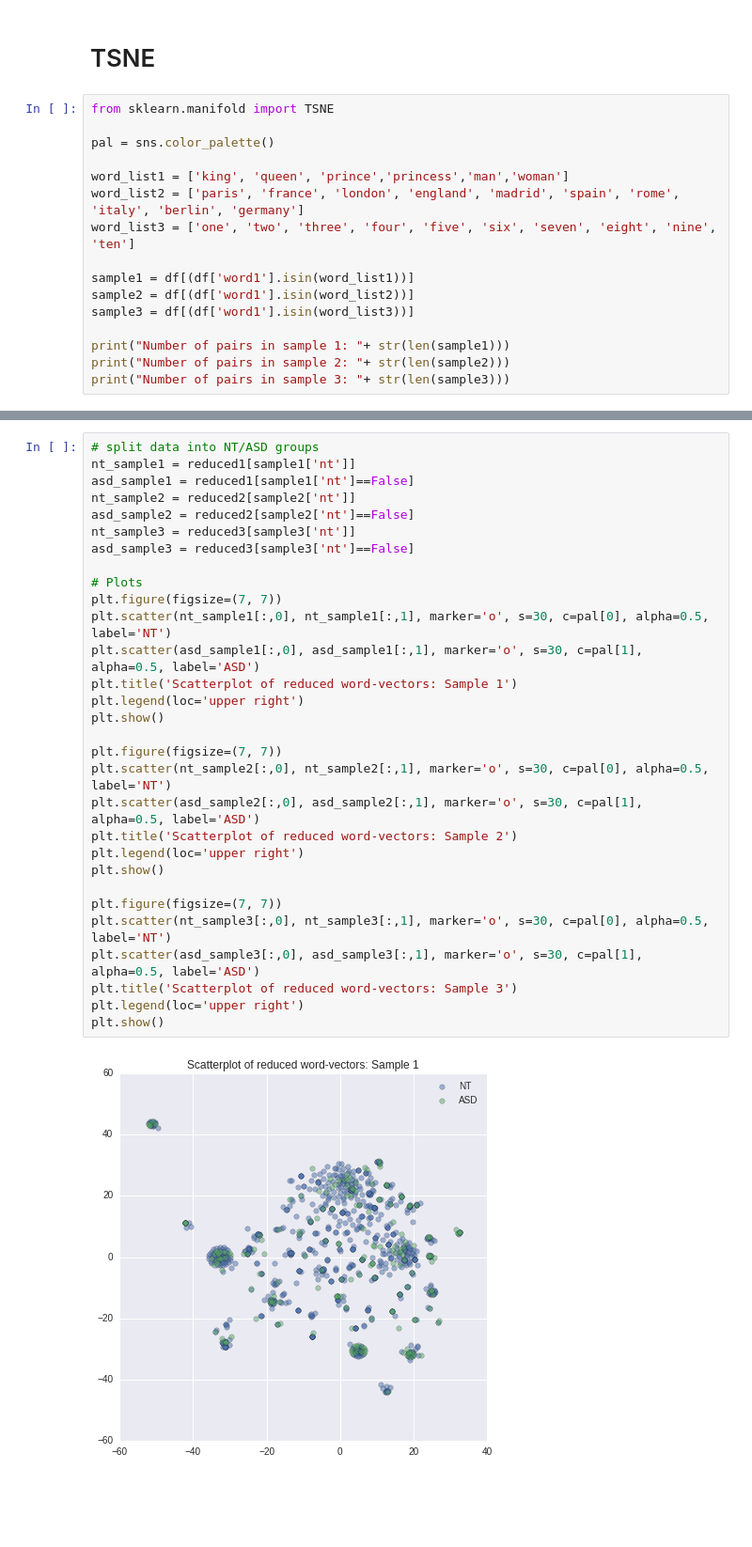
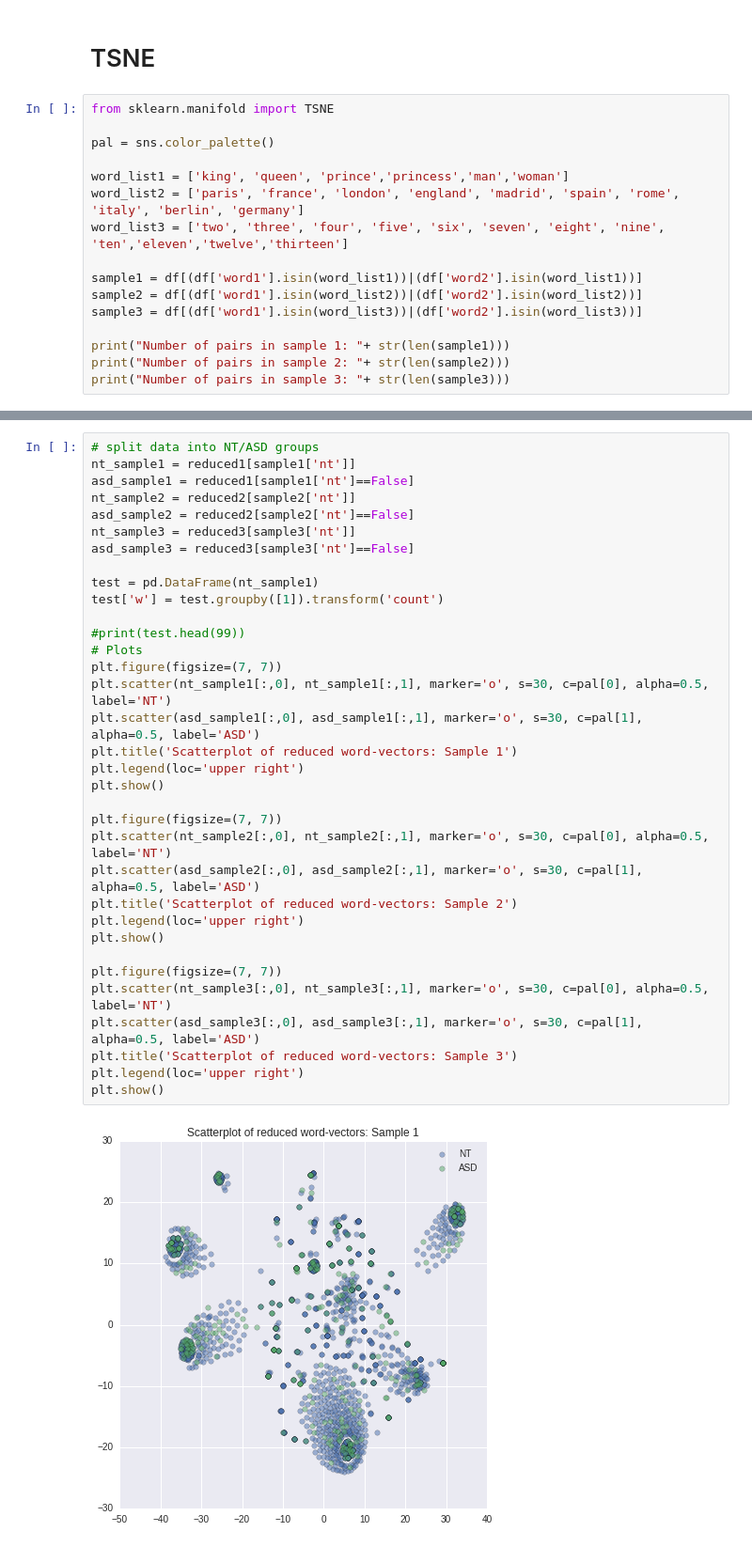
Before and after one commit to louweal/wordgame, a Jupyter notebook: notebooks/Wordgame Word2Vec features.ipynb, the cells around one changed output, grey strips where cells are left out. Shown at 94% size. Cells and saved outputs as stored; diff of their text form; blank space fills up the shorter version.

```diff
--- a/notebooks/Wordgame Word2Vec features.ipynb
+++ b/notebooks/Wordgame Word2Vec features.ipynb
@@ -117,11 +117,11 @@ pal = sns.color_palette()
 
 word_list1 = ['king', 'queen', 'prince','princess','man','woman']
 word_list2 = ['paris', 'france', 'london', 'england', 'madrid', 'spain', 'rome', 'italy', 'berlin', 'germany']
-word_list3 = ['one', 'two', 'three', 'four', 'five', 'six', 'seven', 'eight', 'nine', 'ten']
+word_list3 = ['two', 'three', 'four', 'five', 'six', 'seven', 'eight', 'nine', 'ten','eleven','twelve','thirteen']
 
-sample1 = df[(df['word1'].isin(word_list1))]
-sample2 = df[(df['word1'].isin(word_list2))]
-sample3 = df[(df['word1'].isin(word_list3))]
+sample1 = df[(df['word1'].isin(word_list1))|(df['word2'].isin(word_list1))]
+sample2 = df[(df['word1'].isin(word_list2))|(df['word2'].isin(word_list2))]
+sample3 = df[(df['word1'].isin(word_list3))|(df['word2'].isin(word_list3))]
 
 print("Number of pairs in sample 1: "+ str(len(sample1)))
 print("Number of pairs in sample 2: "+ str(len(sample2)))
@@ -142,31 +146,35 @@ Finished
 # split data into NT/ASD groups
 nt_sample1 = reduced1[sample1['nt']]
 asd_sample1 = reduced1[sample1['nt']==False]
 nt_sample2 = reduced2[sample2['nt']]
 asd_sample2 = reduced2[sample2['nt']==False]
 nt_sample3 = reduced3[sample3['nt']]
 asd_sample3 = reduced3[sample3['nt']==False]
 
+test = pd.DataFrame(nt_sample1)
+test['w'] = test.groupby([1]).transform('count')
+
+#print(test.head(99))
 # Plots
 plt.figure(figsize=(7, 7))
 plt.scatter(nt_sample1[:,0], nt_sample1[:,1], marker='o', s=30, c=pal[0], alpha=0.5, label='NT')
 plt.scatter(asd_sample1[:,0], asd_sample1[:,1], marker='o', s=30, c=pal[1], alpha=0.5, label='ASD')
 plt.title('Scatterplot of reduced word-vectors: Sample 1')
 plt.legend(loc='upper right')
 plt.show()
 
 plt.figure(figsize=(7, 7))
 plt.scatter(nt_sample2[:,0], nt_sample2[:,1], marker='o', s=30, c=pal[0], alpha=0.5, label='NT')
 plt.scatter(asd_sample2[:,0], asd_sample2[:,1], marker='o', s=30, c=pal[1], alpha=0.5, label='ASD')
 plt.title('Scatterplot of reduced word-vectors: Sample 2')
 plt.legend(loc='upper right')
 plt.show()
 
 plt.figure(figsize=(7, 7))
 plt.scatter(nt_sample3[:,0], nt_sample3[:,1], marker='o', s=30, c=pal[0], alpha=0.5, label='NT')
 plt.scatter(asd_sample3[:,0], asd_sample3[:,1], marker='o', s=30, c=pal[1], alpha=0.5, label='ASD')
 plt.title('Scatterplot of reduced word-vectors: Sample 3')
 plt.legend(loc='upper right')
 plt.show()
 # %% [output]
-[figure, old version]
+[figure, new version]
```
Also changed, not shown: parts of 3 cells of this notebook, 1 other file.
